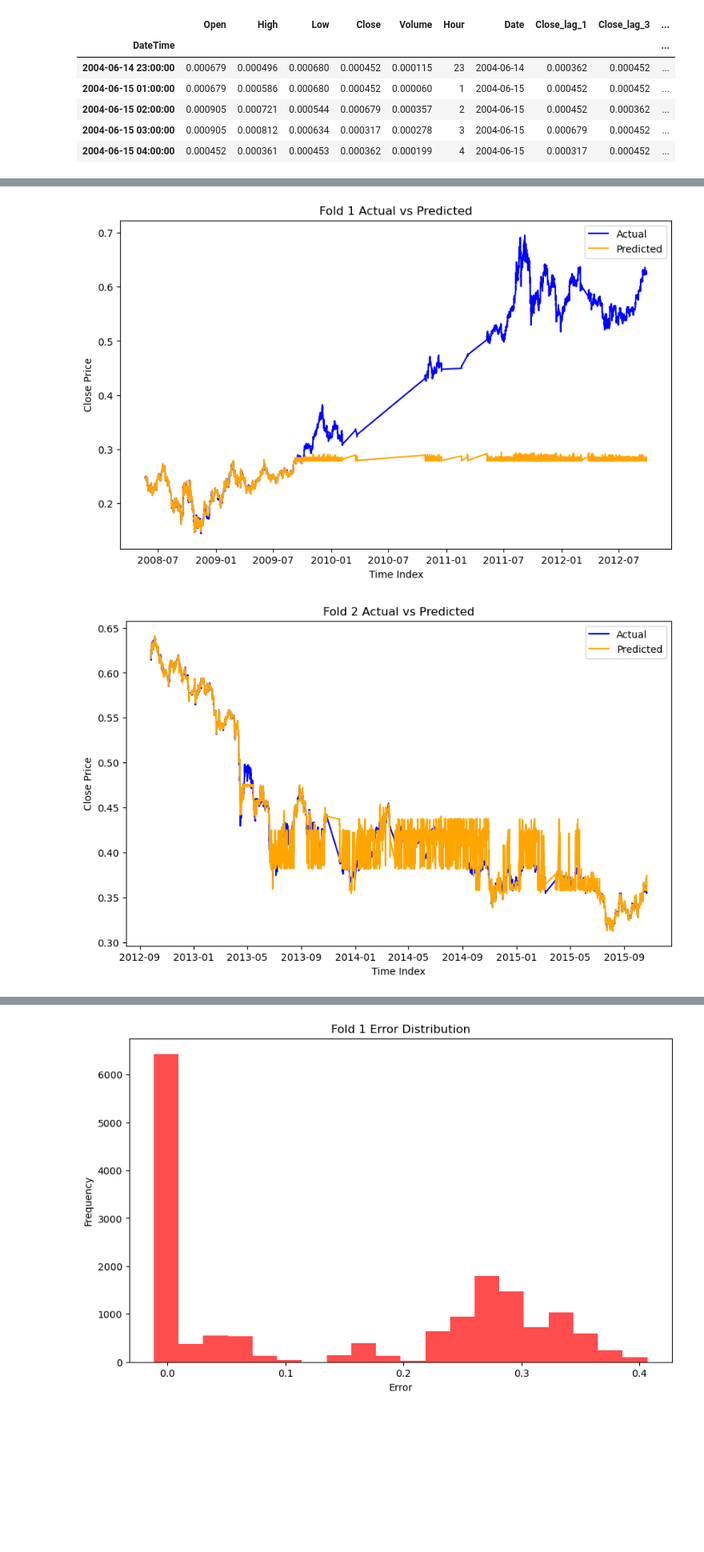
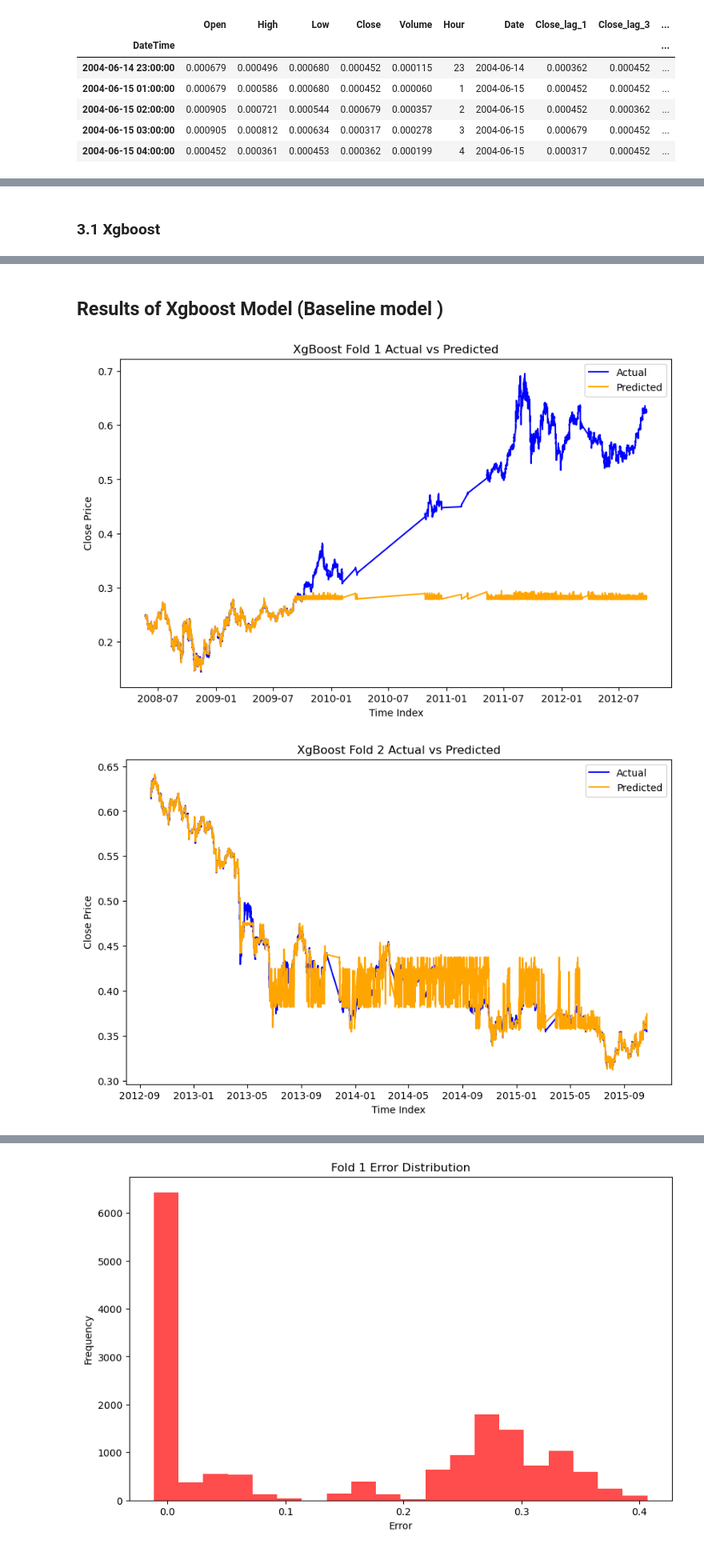
Before and after one commit to abhisheksuga/price-forecasting, a Jupyter notebook: src/forcasting.ipynb, the cells around one changed output, grey strips where cells are left out. Shown at 80% size. Cells and saved outputs as stored; diff of their text form; code cells hidden in the pictures; blank space fills up the shorter version.

```diff
--- a/src/forcasting.ipynb
+++ b/src/forcasting.ipynb
@@ -506,3 +193,5 @@ df_1.head()
+# %% [markdown]
+### 3.1 Xgboost
 # %%
 from sklearn.model_selection import TimeSeriesSplit
 from sklearn.metrics import mean_squared_error ,r2_score ,mean_absolute_error
@@ -576,19 +265,23 @@ Fold 5 RMSE: 0.0749
 Fold 5 R-Squared: 0.4300
 Fold 5 Mean Absolute Error: 0.0348
 Fold 5  sMAPE: 4.29%
+# %% [markdown]
+## Results of Xgboost Model (Baseline model )
 # %%
 #comparing fold results with the actual to analyse if some saw more error due to volatality
 fold_results_df = pd.concat(fold_results, ignore_index=True)
 for fold in fold_results_df['Fold'].unique():
     fold_data = fold_results_df[fold_results_df['Fold'] == fold]
     plt.figure(figsize=(10, 6))
     plt.plot(fold_data['Index'], fold_data['Actual'], label='Actual', color='blue')
     plt.plot(fold_data['Index'], fold_data['Predicted'], label='Predicted', color='orange')
-    plt.title(f'Fold {fold} Actual vs Predicted')
+    plt.title(f'XgBoost Fold {fold} Actual vs Predicted')
     plt.xlabel('Time Index')
     plt.ylabel('Close Price')
     plt.legend()
+    save_path = f"/Users/abhisheksuga/Documents/Edu/thesis/gold/figures/XgBoost_Fold_{fold}.pdf"
+    plt.savefig(save_path)
     plt.show()
 # %% [output]
-[figure, old version]
+[figure, new version]
-[figure, old version]
+[figure, new version]
```
Also changed, not shown: parts of 43 cells of this notebook.
